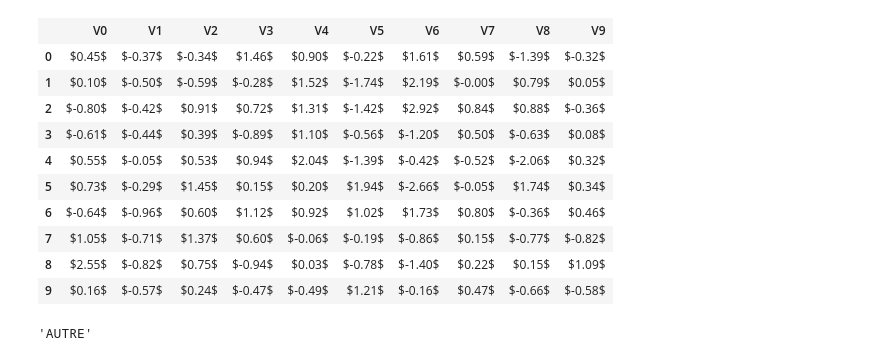
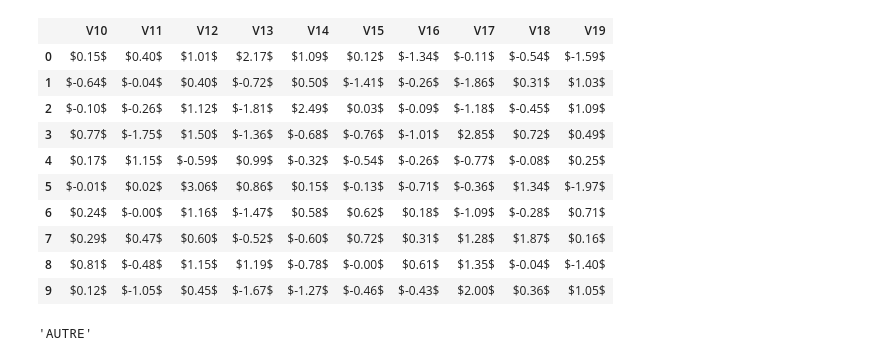
Before and after one commit to StatisKit/FFP17, a Jupyter notebook: misc/LASSO.ipynb, the cells around one changed output. Saved outputs shown, nothing was run; the diff lists cells and outputs as text; code cells hidden in the pictures.

```diff
--- a/misc/LASSO.ipynb
+++ b/misc/LASSO.ipynb
@@ -14,23 +14,23 @@ import os
 # %%
 if not 'K' in os.environ:
     os.environ['K'] = str(10)
 K = int(os.environ.get('K'))
 simulation = !jupyter nbconvert --ExecutePreprocessor.timeout=3600 --to notebook --execute sampling.ipynb --output sampling.ipynb
-graph = pgm.read_gml(os.path.join('results', 'graph.gml'))
+graph0 = pgm.read_gml(os.path.join('results', 'graph.gml'))
 data = core.read_csv(os.path.join('results', 'data.csv'))
 data
 # %% [output]
-|  | V0 | V1 | V2 | V3 | V4 | V5 | V6 | V7 | V8 | V9 |
-| 0 | $0.45$ | $-0.37$ | $-0.34$ | $1.46$ | $0.90$ | $-0.22$ | $1.61$ | $0.59$ | $-1.39$ | $-0.32$ |
-| 1 | $0.10$ | $-0.50$ | $-0.59$ | $-0.28$ | $1.52$ | $-1.74$ | $2.19$ | $-0.00$ | $0.79$ | $0.05$ |
-| 2 | $-0.80$ | $-0.42$ | $0.91$ | $0.72$ | $1.31$ | $-1.42$ | $2.92$ | $0.84$ | $0.88$ | $-0.36$ |
-| 3 | $-0.61$ | $-0.44$ | $0.39$ | $-0.89$ | $1.10$ | $-0.56$ | $-1.20$ | $0.50$ | $-0.63$ | $0.08$ |
-| 4 | $0.55$ | $-0.05$ | $0.53$ | $0.94$ | $2.04$ | $-1.39$ | $-0.42$ | $-0.52$ | $-2.06$ | $0.32$ |
-| 5 | $0.73$ | $-0.29$ | $1.45$ | $0.15$ | $0.20$ | $1.94$ | $-2.66$ | $-0.05$ | $1.74$ | $0.34$ |
-| 6 | $-0.64$ | $-0.96$ | $0.60$ | $1.12$ | $0.92$ | $1.02$ | $1.73$ | $0.80$ | $-0.36$ | $0.46$ |
-| 7 | $1.05$ | $-0.71$ | $1.37$ | $0.60$ | $-0.06$ | $-0.19$ | $-0.86$ | $0.15$ | $-0.77$ | $-0.82$ |
-| 8 | $2.55$ | $-0.82$ | $0.75$ | $-0.94$ | $0.03$ | $-0.78$ | $-1.40$ | $0.22$ | $0.15$ | $1.09$ |
-| 9 | $0.16$ | $-0.57$ | $0.24$ | $-0.47$ | $-0.49$ | $1.21$ | $-0.16$ | $0.47$ | $-0.66$ | $-0.58$ |
+|  | V10 | V11 | V12 | V13 | V14 | V15 | V16 | V17 | V18 | V19 |
+| 0 | $0.15$ | $0.40$ | $1.01$ | $2.17$ | $1.09$ | $0.12$ | $-1.34$ | $-0.11$ | $-0.54$ | $-1.59$ |
+| 1 | $-0.64$ | $-0.04$ | $0.40$ | $-0.72$ | $0.50$ | $-1.41$ | $-0.26$ | $-1.86$ | $0.31$ | $1.03$ |
+| 2 | $-0.10$ | $-0.26$ | $1.12$ | $-1.81$ | $2.49$ | $0.03$ | $-0.09$ | $-1.18$ | $-0.45$ | $1.09$ |
+| 3 | $0.77$ | $-1.75$ | $1.50$ | $-1.36$ | $-0.68$ | $-0.76$ | $-1.01$ | $2.85$ | $0.72$ | $0.49$ |
+| 4 | $0.17$ | $1.15$ | $-0.59$ | $0.99$ | $-0.32$ | $-0.54$ | $-0.26$ | $-0.77$ | $-0.08$ | $0.25$ |
+| 5 | $-0.01$ | $0.02$ | $3.06$ | $0.86$ | $0.15$ | $-0.13$ | $-0.71$ | $-0.36$ | $1.34$ | $-1.97$ |
+| 6 | $0.24$ | $-0.00$ | $1.16$ | $-1.47$ | $0.58$ | $0.62$ | $0.18$ | $-1.09$ | $-0.28$ | $0.71$ |
+| 7 | $0.29$ | $0.47$ | $0.60$ | $-0.52$ | $-0.60$ | $0.72$ | $0.31$ | $1.28$ | $1.87$ | $0.16$ |
+| 8 | $0.81$ | $-0.48$ | $1.15$ | $1.19$ | $-0.78$ | $-0.00$ | $0.61$ | $1.35$ | $-0.04$ | $-1.40$ |
+| 9 | $0.12$ | $-1.05$ | $0.45$ | $-1.67$ | $-1.27$ | $-0.46$ | $-0.43$ | $2.00$ | $0.36$ | $1.05$ |
 # %%
 %%R
 library(glasso)
```
Also changed, not shown: parts of 8 cells of this notebook, 51 other files.
